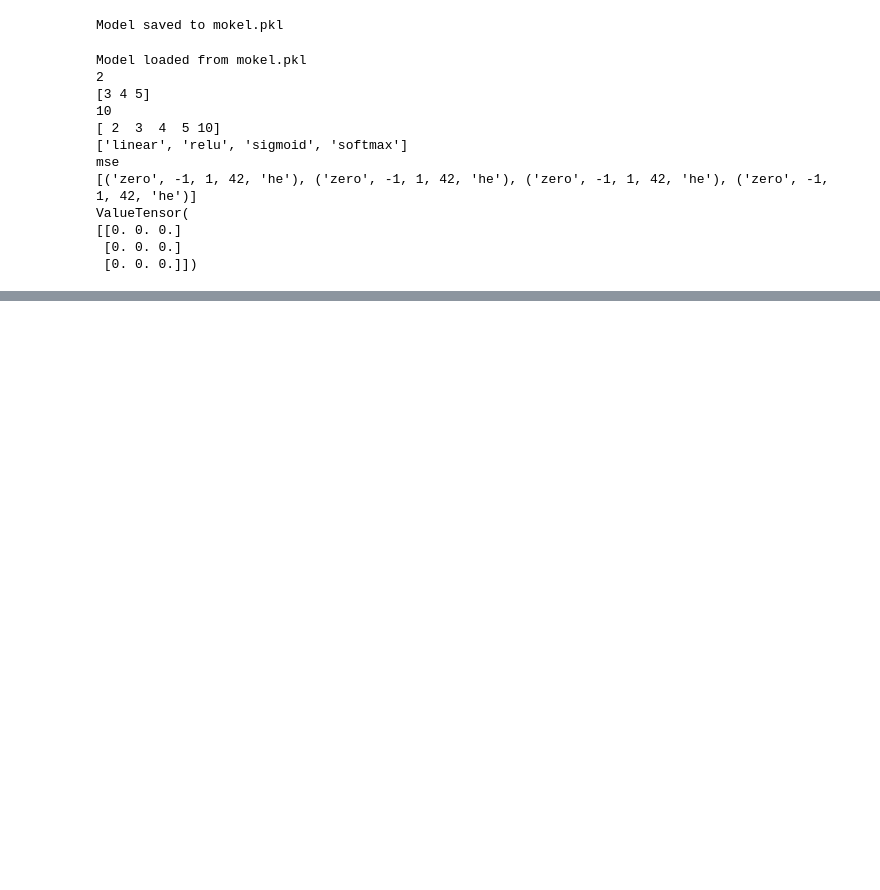
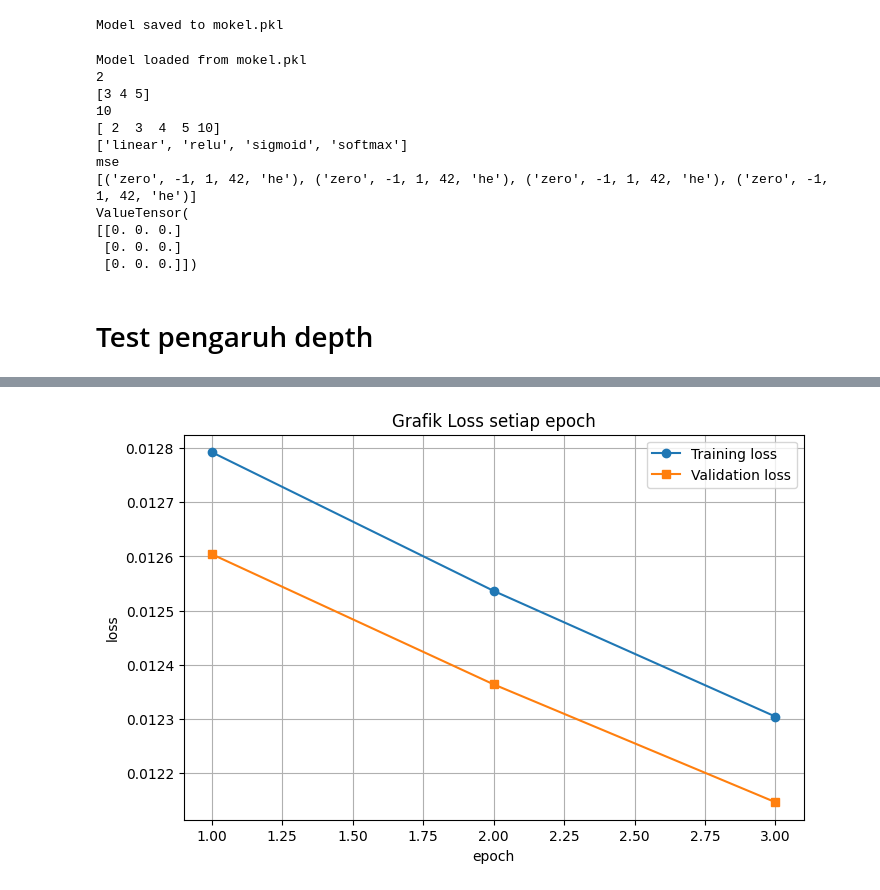
Before and after one commit to Devinzenzhang/Tubes_ML_1, a Jupyter notebook: src/test.ipynb, the cells around one changed output, grey strips where cells are left out. Drawn from its saved outputs; the diff is of its cells as text; code cells hidden in the pictures; blank space fills up the shorter version.

Commit message:
test depth and width

```diff
--- a/src/test.ipynb
+++ b/src/test.ipynb
@@ -23,13 +23,30 @@ X_normalized = X / 255
 Y_normalized = Y / 255
 # %%
 # ambil sebagian data set karena terlalu lama
-n = 700
+n = 14
 
 X_sliced = X_normalized[:n]
 Y_sliced = Y_normalized[:n]
 # %%
 # split training and validation set
 X_train, X_val, Y_train, Y_val = train_test_split(X_sliced, Y_sliced, test_size=1/7, random_state=42)
+# %%
+# untuk lebih mudah plotting hasil akhir (grafik training loss dan validation loss)
+
+def plot_loss(train_l, val_l):
+    # kedua input berbentuk array
+    e = np.arange(1, len(train_l)+1)
+
+    plt.figure(figsize=(8, 5))
+    plt.plot(e, train_l, marker='o', label='Training loss')
+    plt.plot(e, val_l, marker='s', label='Validation loss')
+
+    plt.xlabel("epoch")
+    plt.ylabel("loss")
+    plt.title("Grafik Loss setiap epoch")
+    plt.legend()
+    plt.grid()
+    plt.show()
 # %% [markdown]
 # Test save and load model
 # %%
@@ -60,3 +77,11 @@ ValueTensor(
 [[0. 0. 0.]
  [0. 0. 0.]
  [0. 0. 0.]])
+# %% [markdown]
+# Test pengaruh depth
+# %%
+# 3 hidden layer
+Depth1 = FFNN(784, [3, 3, 3], 10, ["sigmoid", "sigmoid", "sigmoid", "softmax"], "mse", [("uniform", -1, 1, 42, "random") for _ in range (4)])
+train_loss, val_loss = Depth1.train_model(2, 0.1, 3, X_train, Y_train, X_val, Y_val, 1)
+plot_loss(train_loss, val_loss)
+# %% [output]
@@ -62,0 +91 @@ ValueTensor(
+[figure, added]
```
Also changed, not shown: parts of 8 cells of this notebook, 5 other files.
